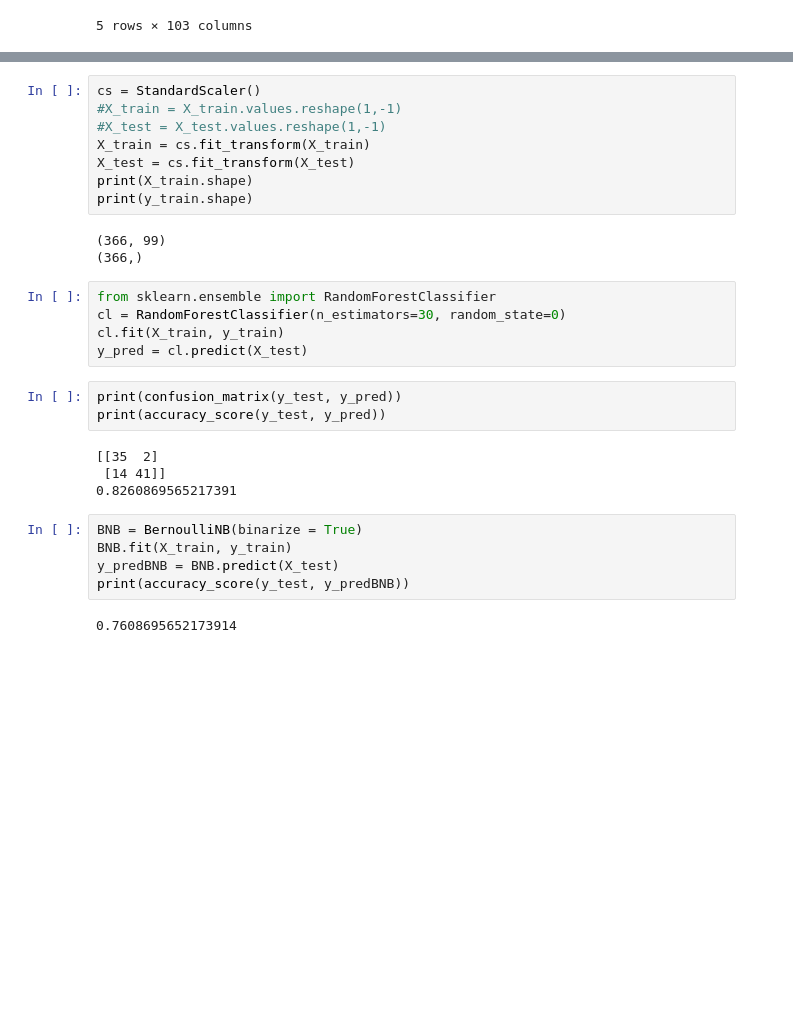
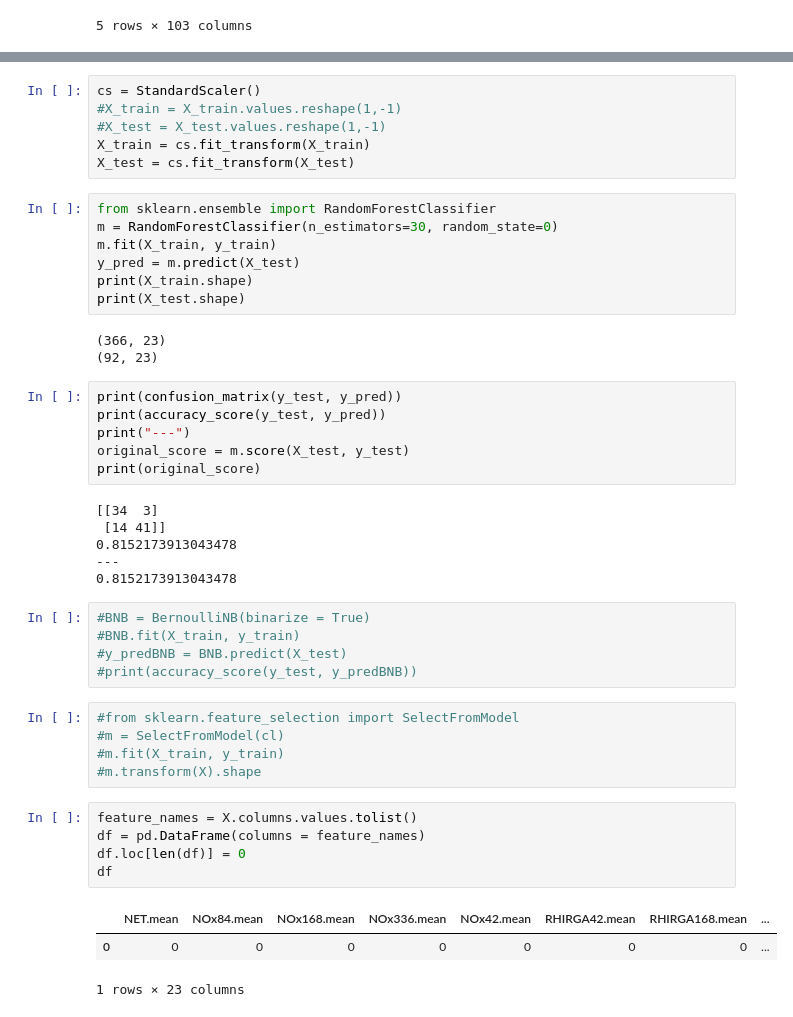
Before and after one commit to sainioan/term_project_134, a Jupyter notebook: randomForest.ipynb, the cells around one changed output, grey strips where cells are left out. Saved outputs shown, nothing was run; the diff lists cells and outputs as text; blank space fills up the shorter version.

Commit message:
random forest feature selection

```diff
--- a/randomForest.ipynb
+++ b/randomForest.ipynb
@@ -98,27 +107,44 @@ cs = StandardScaler()
 #X_test = X_test.values.reshape(1,-1)
 X_train = cs.fit_transform(X_train)
 X_test = cs.fit_transform(X_test)
-print(X_train.shape)
-print(y_train.shape)
-# %% [output]
-(366, 99)
-(366,)
 # %%
 from sklearn.ensemble import RandomForestClassifier
-cl = RandomForestClassifier(n_estimators=30, random_state=0)
-cl.fit(X_train, y_train)
-y_pred = cl.predict(X_test)
+m = RandomForestClassifier(n_estimators=30, random_state=0)
+m.fit(X_train, y_train)
+y_pred = m.predict(X_test)
+print(X_train.shape)
+print(X_test.shape)
+# %% [output]
+(366, 23)
+(92, 23)
 # %%
 print(confusion_matrix(y_test, y_pred))
 print(accuracy_score(y_test, y_pred))
+print("---")
+original_score = m.score(X_test, y_test)
+print(original_score)
 # %% [output]
-[[35  2]
+[[34  3]
  [14 41]]
-0.8260869565217391
+0.8152173913043478
+---
+0.8152173913043478
 # %%
-BNB = BernoulliNB(binarize = True)
-BNB.fit(X_train, y_train)
-y_predBNB = BNB.predict(X_test)
-print(accuracy_score(y_test, y_predBNB))
+#BNB = BernoulliNB(binarize = True)
+#BNB.fit(X_train, y_train)
+#y_predBNB = BNB.predict(X_test)
+#print(accuracy_score(y_test, y_predBNB))
-# %% [output]
-0.7608695652173914
+# %%
+#from sklearn.feature_selection import SelectFromModel
+#m = SelectFromModel(cl)
+#m.fit(X_train, y_train)
+#m.transform(X).shape
+# %%
+feature_names = X.columns.values.tolist()
+df = pd.DataFrame(columns = feature_names)
+df.loc[len(df)] = 0
+df
+# %% [output]
+|  | NET.mean | NOx84.mean | NOx168.mean | NOx336.mean | NOx42.mean | RHIRGA42.mean | RHIRGA168.mean | ... |
+| 0 | 0 | 0 | 0 | 0 | 0 | 0 | 0 | ... |
+1 rows × 23 columns
```
Also changed, not shown: parts of 5 cells of this notebook.
